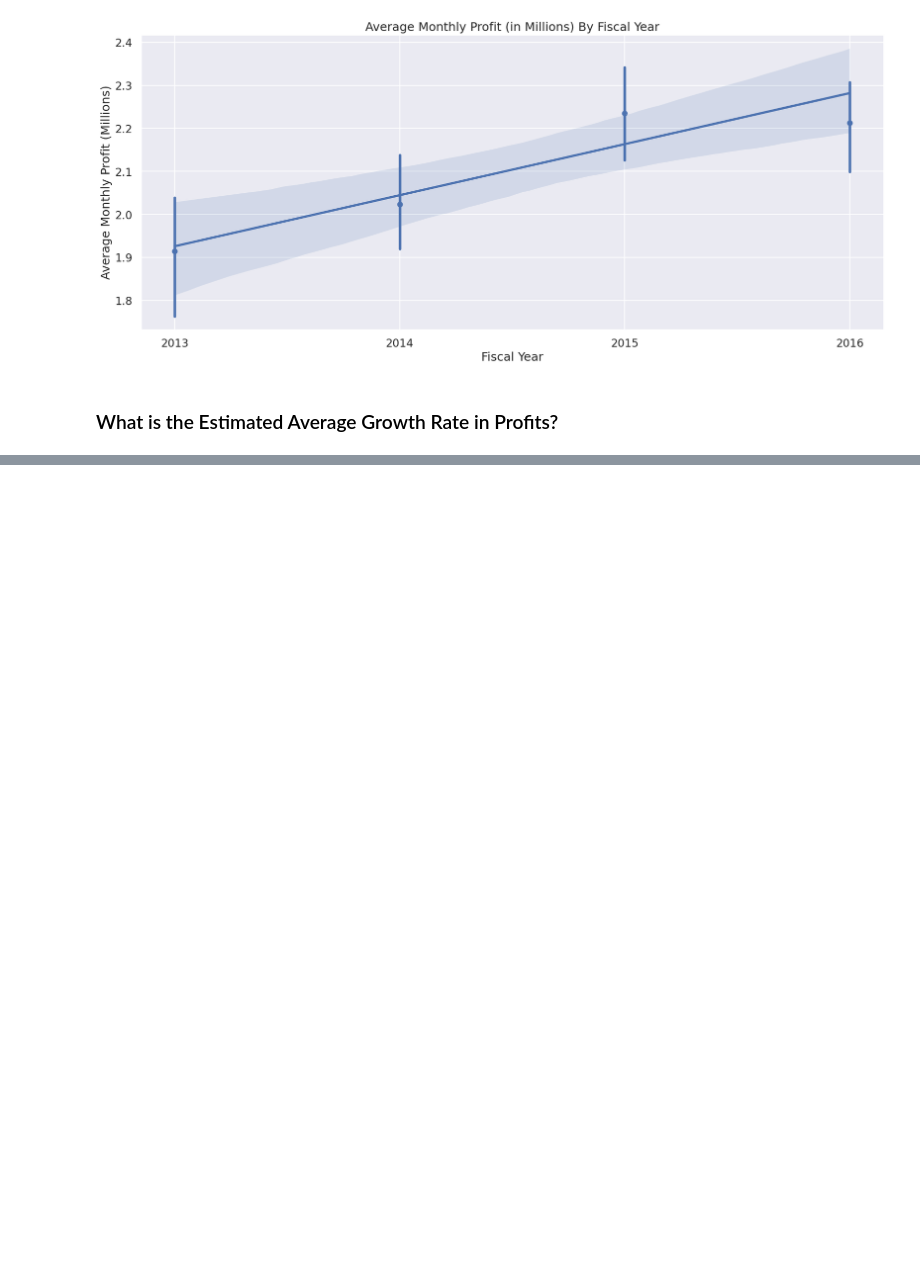
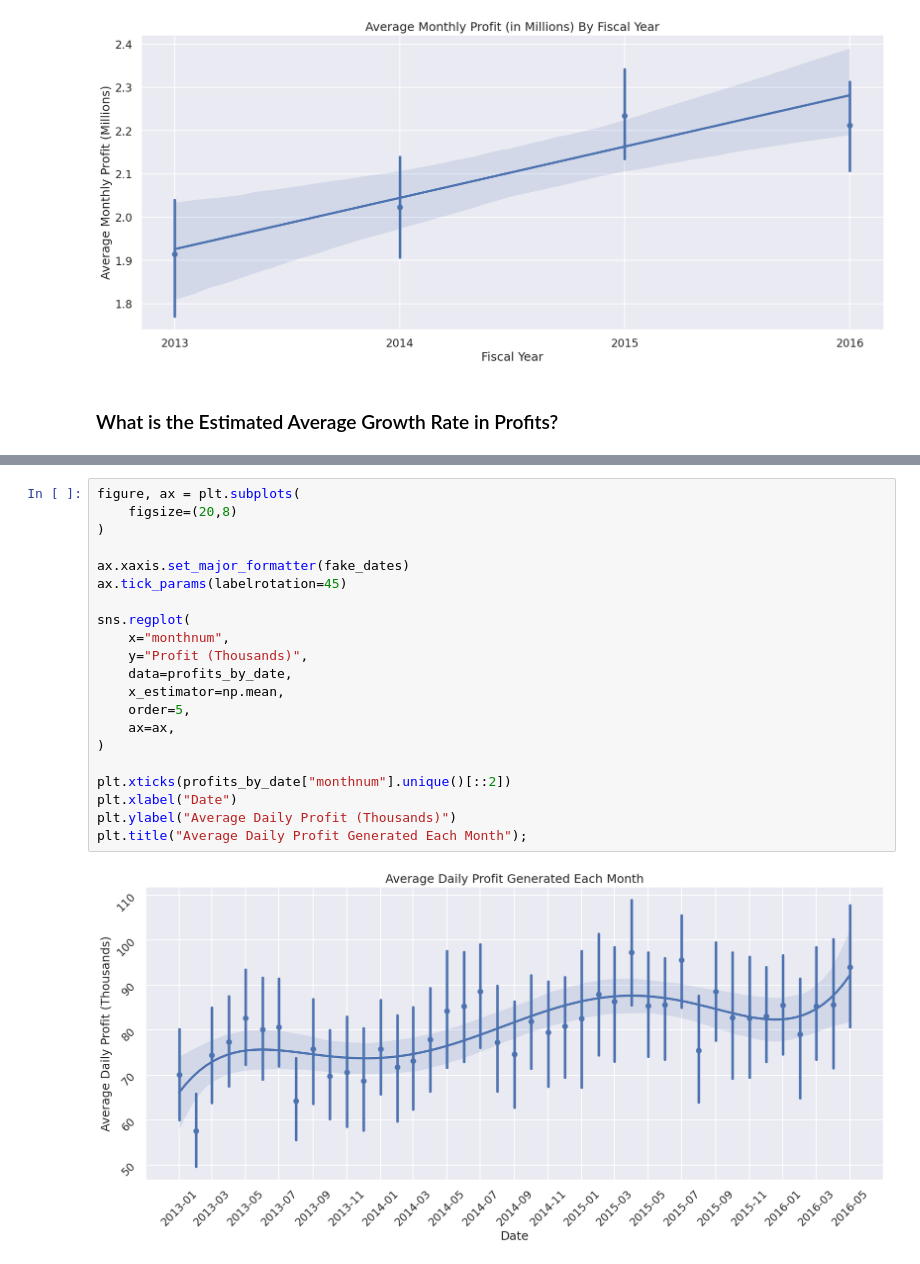
Before and after one commit to Max-FM/dataplatforms_project, a Jupyter notebook: analysis.ipynb, the cells around one changed output, grey strips where cells are left out. Cells and saved outputs as stored; diff of their text form; blank space fills up the shorter version.

```diff
--- a/analysis.ipynb
+++ b/analysis.ipynb
@@ -161,0 +270,23 @@ Estimated Average Growth Rate: $120K (+- 30.0K) per month
+# %%
+figure, ax = plt.subplots(
+    figsize=(20,8)
+)
+
+ax.xaxis.set_major_formatter(fake_dates)
+ax.tick_params(labelrotation=45)
+
+sns.regplot(
+    x="monthnum",
+    y="Profit (Thousands)",
+    data=profits_by_date,
+    x_estimator=np.mean,
+    order=5,
+    ax=ax,
+)
+
+plt.xticks(profits_by_date["monthnum"].unique()[::2])
+plt.xlabel("Date")
+plt.ylabel("Average Daily Profit (Thousands)")
+plt.title("Average Daily Profit Generated Each Month");
+# %% [output]
+[figure, added]
```
Also changed, not shown: parts of 31 cells of this notebook.
